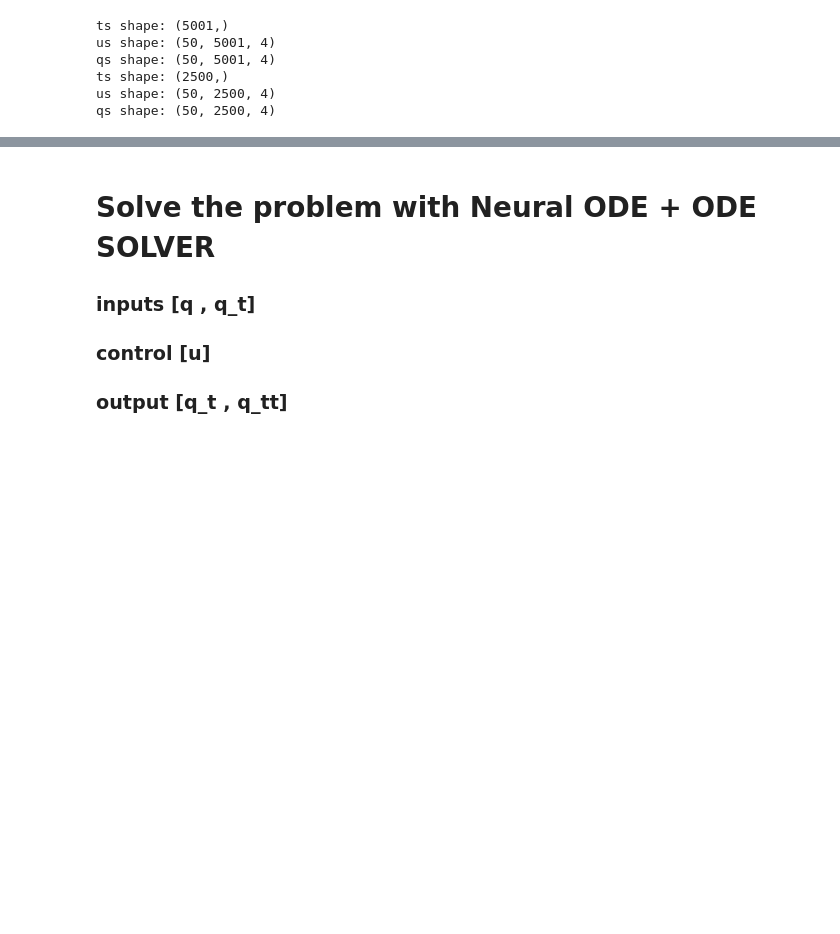
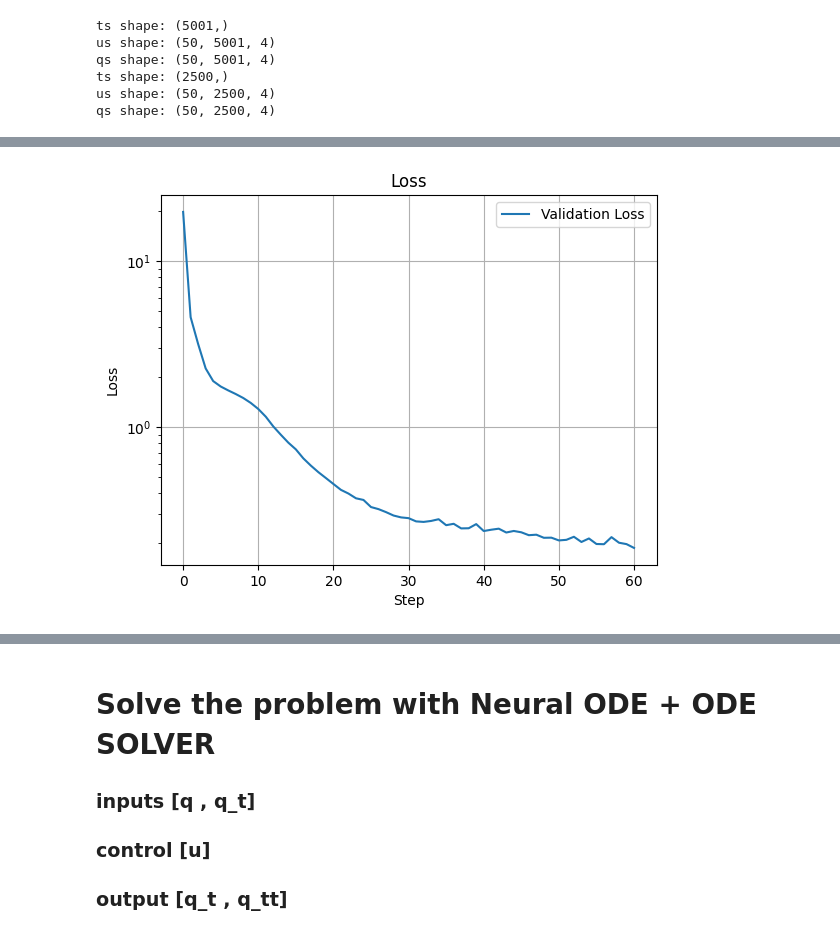
Before and after one commit to Drenderer/juggling_rewards, a Jupyter notebook: Robot_Nueral ODE.ipynb, the cells around one changed output, grey strips where cells are left out. Cells and saved outputs as stored; diff of their text form; code cells hidden in the pictures; blank space fills up the shorter version.

```diff
--- a/Robot_Nueral ODE.ipynb
+++ b/Robot_Nueral ODE.ipynb
@@ -149,30 +197,40 @@ def _dataloader(arrays, batch_size, *, key):
             start = end
             end = start + batch_size
 @eqx.filter_value_and_grad
-def grad_loss(model, y, y_t):
-    y_t_pred = jax.vmap(model)(y)
-    return jnp.mean((y_t - y_t_pred) ** 2)
+def grad_loss(model, batch_X, batch_y_t):
+    y = batch_X[:, :8]   # q and q̇
+    u = batch_X[:, 8:]   # control inputs
+    y_t_pred = jax.vmap(model)(y, u)
+    return jnp.mean((batch_y_t - y_t_pred) ** 2)
 
 @eqx.filter_jit
-def make_step(y, y_t, model, optim, opt_state):
-    loss, grads = grad_loss(model, y, y_t)
+def val_loss(model, batch_X, batch_y_t):
+    y = batch_X[:, :8]   # q and q̇
+    u = batch_X[:, 8:]   # control inputs
+    y_t_pred = jax.vmap(model)(y, u)
+    return jnp.mean((batch_y_t - y_t_pred) ** 2)
+
+@eqx.filter_jit
+def make_step(batch_X, batch_y_t, model, optim, opt_state):
+    loss, grads = grad_loss(model, batch_X, batch_y_t)
     updates, opt_state = optim.update(grads, opt_state)
     model = eqx.apply_updates(model, updates)
     return loss, model, opt_state
 
-# lr = learning rate
 def train(
-    model, training_data,
+    model, training_data,val_data,
     *, key,
     batch_size=64,
-    lr=1e-3,
+    lr=1e-4,
     steps=1000,
     print_every=100,
     ):
 
     y, y_t = training_data
+    y_val, y_t_val = val_data
 
     losses = []
+    val_losses = []
 
     start_time = time.time()
     optim = optax.adabelief(lr)
@@ -183,9 +241,11 @@ def train(
         loss, model, opt_state = make_step(_y, _y_t, model, optim, opt_state)
         losses.append(loss)
         if (step % print_every) == 0 or step == steps - 1:
-            print(f"Step: {step}, Loss: {loss:.3e}")
+            vloss = val_loss(model, y_val, y_t_val)
+            val_losses.append(vloss)
+            print(f"Step: {step}, Loss: {loss:.3e}, validation: {vloss:.3e}")
     training_time = time.time() - start_time
     print(f'Training took: {training_time:-2f}s')
 
-    return model, losses
+    return model, losses, val_losses
 # %%
@@ -278,0 +321,5 @@ def Euler(nn, q0, q0_t, us, dt):
+# %%
+plt.semilogy(val_loss, label='Validation Loss')
+plt.title('Loss'); plt.xlabel('Step'); plt.ylabel('Loss'); plt.grid(); plt.legend(); plt.show()
+# %% [output]
+[figure, added]
```
Also changed, not shown: parts of 44 cells of this notebook.
